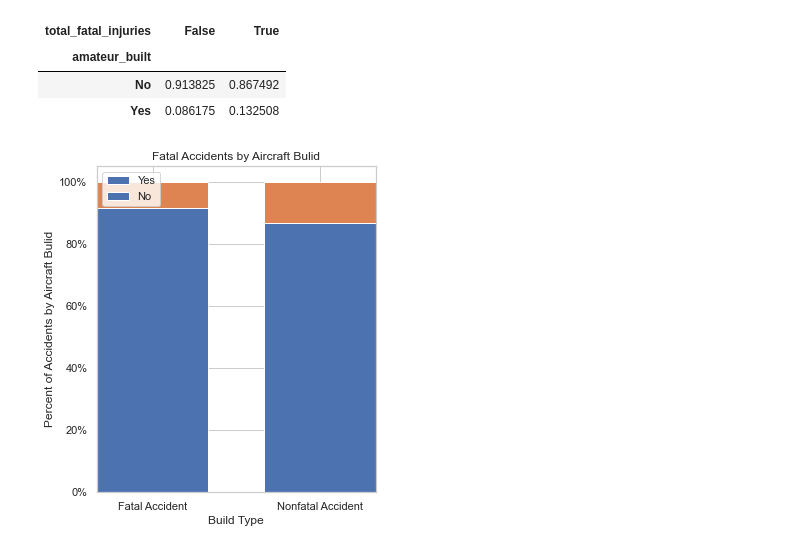
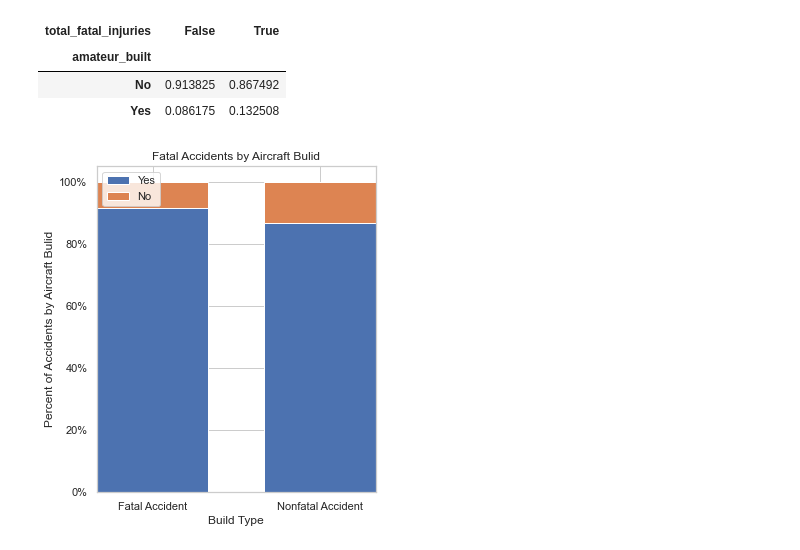
Before and after one commit to dangrosen/Aviation_Project, a Jupyter notebook: aviation_division_DRAFT_amateurbuilt_plot.ipynb, the cells around one changed output. Drawn from its saved outputs; the diff is of its cells as text; code cells hidden in the pictures.

Commit message:
adding images and final draft of notebook

```diff
--- a/aviation_division_DRAFT_amateurbuilt_plot.ipynb
+++ b/aviation_division_DRAFT_amateurbuilt_plot.ipynb
@@ -584,23 +632,23 @@ accidents_by_build
 # %%
 accidents_by_build_fig, accidents_by_build_ax = plt.subplots(figsize=(5, 6))
 
 accidents_by_build_ax.set_title('Fatal Accidents by Aircraft Bulid')
 accidents_by_build_ax.set_ylabel('Percent of Accidents by Aircraft Bulid')
 accidents_by_build_ax.set_xlabel('Build Type')
 
 build_type = accidents_by_build.columns
 am = accidents_by_build.loc['Yes']*100
 pro = accidents_by_build.loc['No']*100
 
 am_bar_plt = accidents_by_build_ax.bar(build_type, pro )
 pro_bar_plt = accidents_by_build_ax.bar(build_type, am, bottom = pro )
 
-accidents_by_build_ax.legend(am_bar_plt, ['Yes', 'No'], loc = 'upper left')
+accidents_by_build_ax.legend([am_bar_plt, pro_bar_plt], ['Yes', 'No'], loc = 'upper left')
 accidents_by_build_ax.yaxis.set_major_formatter(mtick.PercentFormatter())
 accidents_by_build_ax.set_xticks([.2, .8])
 accidents_by_build_ax.set_xticklabels(['Fatal Accident', 'Nonfatal Accident'])
 accidents_by_build_ax.set_xlim(0, 1)
 
 plt.show();
 # %% [output]
-[figure, old version]
+[figure, new version]
```
Also changed, not shown: parts of 5 cells of this notebook, 3 other files.
